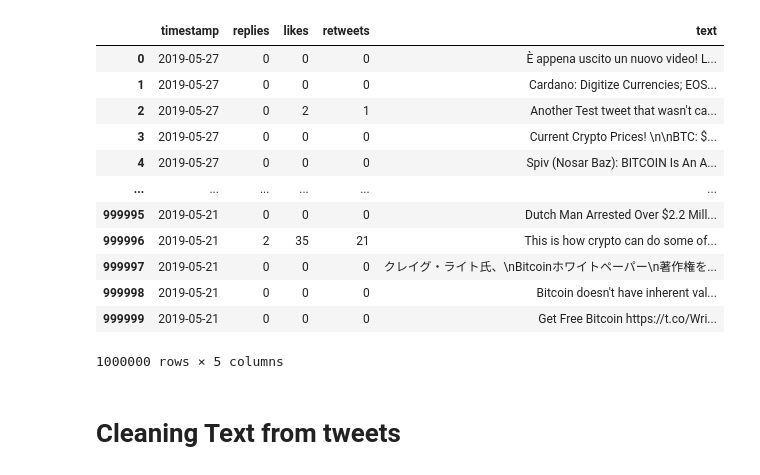
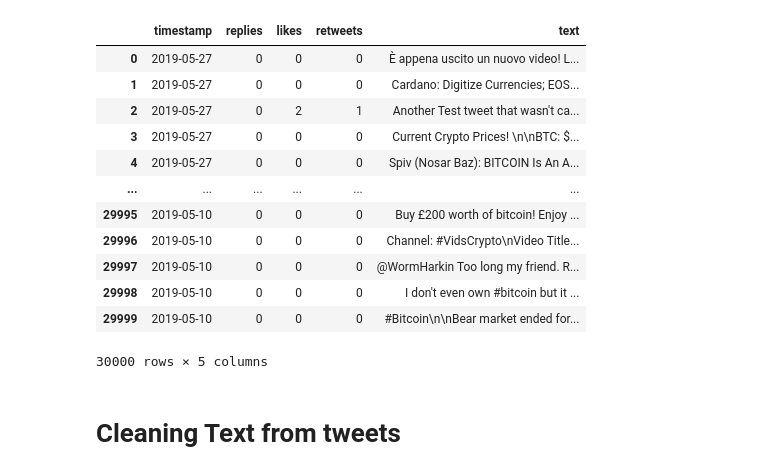
Before and after one commit to AmaruEscalante/bigdata-crypto, a Jupyter notebook: notebooks/Tweets_Labeling.ipynb, the cells around one changed output. Cells and saved outputs as stored; diff of their text form; code cells hidden in the pictures.

```diff
--- a/notebooks/Tweets_Labeling.ipynb
+++ b/notebooks/Tweets_Labeling.ipynb
@@ -1,30 +1,30 @@
 # %%
 import pandas as pd
 import datetime
 import numpy as np
 
 #fields = ['timestamp', 'replies','likes', 'retweets' ,'text']
 # clean_tweets_part_2.csv #Contains data from 2015-11-03 to 2017-02-17
 filename = 'gs://bigdata-general/clean/clean_tweets_part_0.csv'
 
-tweets = pd.read_csv(filename, delimiter=',', index_col=0)
+tweets = pd.read_csv(filename, delimiter=',', index_col=0, nrows=30000)
 # Convert timestamp to date object
 tweets['timestamp'] = pd.to_datetime(tweets['timestamp']).dt.date
 tweets
 # %% [output]
 |  | timestamp | replies | likes | retweets | text |
 | 0 | 2019-05-27 | 0 | 0 | 0 | È appena uscito un nuovo video! L... |
 | 1 | 2019-05-27 | 0 | 0 | 0 | Cardano: Digitize Currencies; EOS... |
 | 2 | 2019-05-27 | 0 | 2 | 1 | Another Test tweet that wasn't ca... |
 | 3 | 2019-05-27 | 0 | 0 | 0 | Current Crypto Prices! \n\nBTC: $... |
 | 4 | 2019-05-27 | 0 | 0 | 0 | Spiv (Nosar Baz): BITCOIN Is An A... |
 | ... | ... | ... | ... | ... | ... |
-| 999995 | 2019-05-21 | 0 | 0 | 0 | Dutch Man Arrested Over $2.2 Mill... |
-| 999996 | 2019-05-21 | 2 | 35 | 21 | This is how crypto can do some of... |
-| 999997 | 2019-05-21 | 0 | 0 | 0 | クレイグ・ライト氏、\nBitcoinホワイトペーパー\n著作権を... |
-| 999998 | 2019-05-21 | 0 | 0 | 0 | Bitcoin doesn't have inherent val... |
-| 999999 | 2019-05-21 | 0 | 0 | 0 | Get Free Bitcoin https://t.co/Wri... |
+| 29995 | 2019-05-10 | 0 | 0 | 0 | Buy £200 worth of bitcoin! Enjoy ... |
+| 29996 | 2019-05-10 | 0 | 0 | 0 | Channel: #VidsCrypto\nVideo Title... |
+| 29997 | 2019-05-10 | 0 | 0 | 0 | @WormHarkin Too long my friend. R... |
+| 29998 | 2019-05-10 | 0 | 0 | 0 | I don't even own #bitcoin but it ... |
+| 29999 | 2019-05-10 | 0 | 0 | 0 | #Bitcoin\n\nBear market ended for... |
-1000000 rows × 5 columns
+30000 rows × 5 columns
 # %% [markdown]
 # Cleaning Text from tweets
 # %%
```
Also changed, not shown: parts of 5 cells of this notebook.
